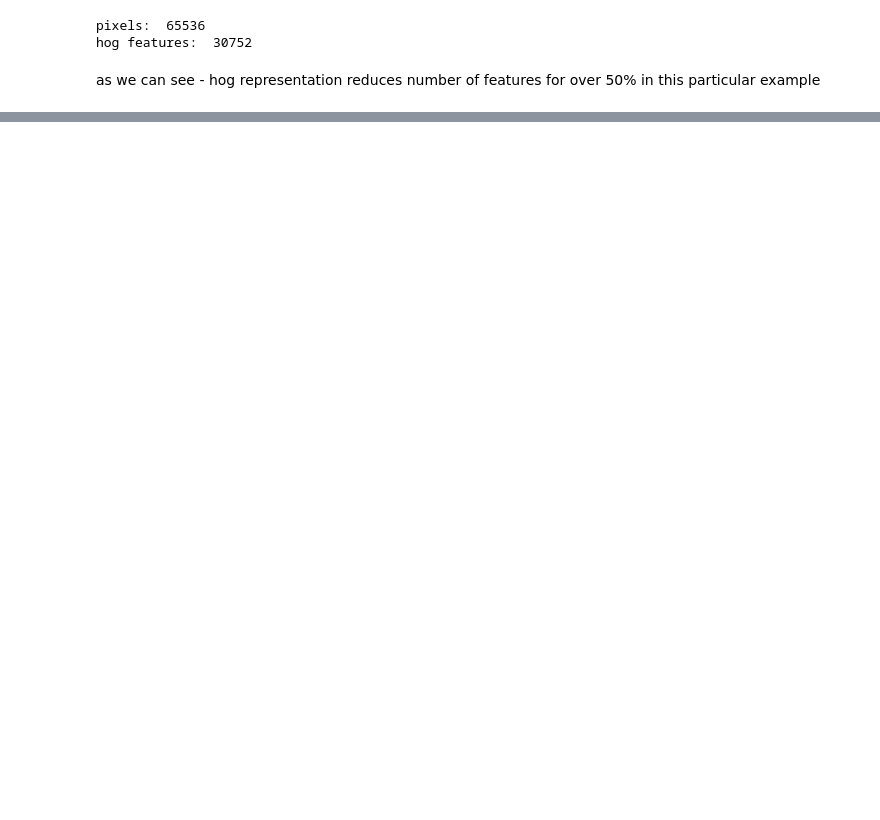
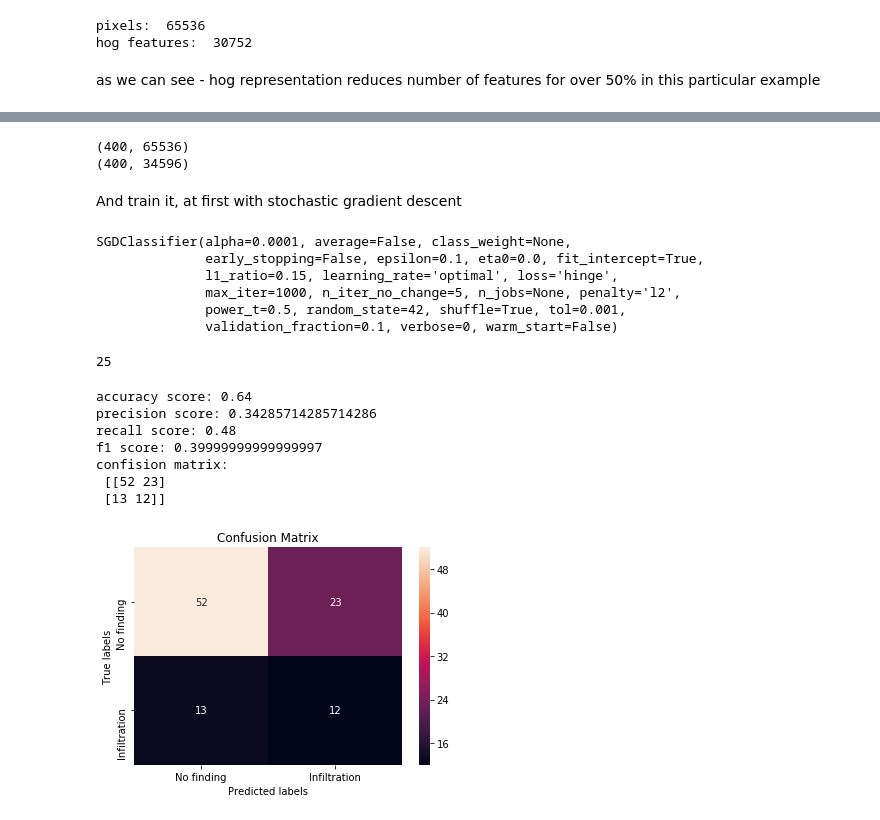
Before and after one commit to Ro6ertWcislo/rtgClassification, a Jupyter notebook: rtg.ipynb, the cells around one changed output, grey strips where cells are left out. Cells and saved outputs as stored; diff of their text form; code cells hidden in the pictures; blank space fills up the shorter version.

Commit message:
added actual training of stochastic gd and svm

```diff
--- a/rtg.ipynb
+++ b/rtg.ipynb
@@ -220,0 +271,60 @@ ValueError: ctypes objects containing pointers cannot be pickled
+# %%
+print(f'({X_train.shape[0]}, {X_train.shape[1]*X_train.shape[2]})')
+print(X_train_prepared.shape)
+# %% [output]
+(400, 65536)
+(400, 34596)
+# %% [markdown]
+And train it, at first with stochastic gradient descent
+# %%
+from sklearn.linear_model import SGDClassifier
+
+sgd_clf = SGDClassifier(random_state=42, max_iter=1000, tol=1e-3)
+sgd_clf.fit(X_train_prepared, y_train)
+# %% [output]
+SGDClassifier(alpha=0.0001, average=False, class_weight=None,
+              early_stopping=False, epsilon=0.1, eta0=0.0, fit_intercept=True,
+              l1_ratio=0.15, learning_rate='optimal', loss='hinge',
+              max_iter=1000, n_iter_no_change=5, n_jobs=None, penalty='l2',
+              power_t=0.5, random_state=42, shuffle=True, tol=0.001,
+              validation_fraction=0.1, verbose=0, warm_start=False)
+# %%
+
+X_test_hog = hogify.transform(X_test)
+X_test_prepared = scalify.transform(X_test_hog)
+# %% [output]
+25
+# %%
+from sklearn import metrics
+
+def evaluate(y_test,predicted):
+    print(f"accuracy score: {metrics.accuracy_score(y_test,predicted)}")
+    print(f"precision score: {metrics.precision_score(y_test,predicted)}")
+    print(f"recall score: {metrics.recall_score(y_test,predicted)}")
+    print(f"f1 score: {metrics.f1_score(y_test,predicted)}")
+    cnf =metrics.confusion_matrix(y_test,predicted)
+    print(f"confision matrix:\n {cnf}")
+
+
+    ax= plt.subplot()
+    sns.heatmap(cnf, annot=True, ax = ax); #annot=True to annotate cells
+
+    # labels, title and ticks
+    ax.set_xlabel('Predicted labels')
+    ax.set_ylabel('True labels');
+    ax.set_title('Confusion Matrix')
+    ax.xaxis.set_ticklabels(['No finding', 'Infiltration'])
+    ax.yaxis.set_ticklabels(['No finding', 'Infiltration'])
+# %%
+# Evaluate our yet duumy model
+predicted = sgd_clf.predict(X_test_prepared)
+evaluate(y_test,predicted)
+# %% [output]
+accuracy score: 0.64
+precision score: 0.34285714285714286
+recall score: 0.48
+f1 score: 0.39999999999999997
+confision matrix:
+ [[52 23]
+ [13 12]]
+[figure, added]
```
Also changed, not shown: parts of 20 cells of this notebook.
